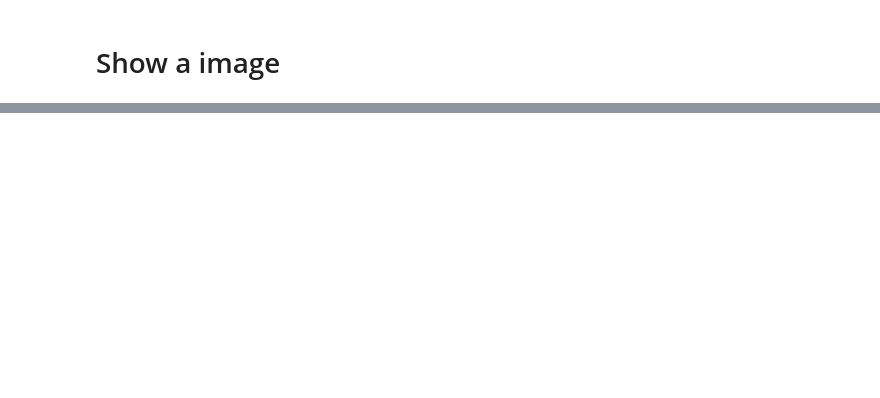
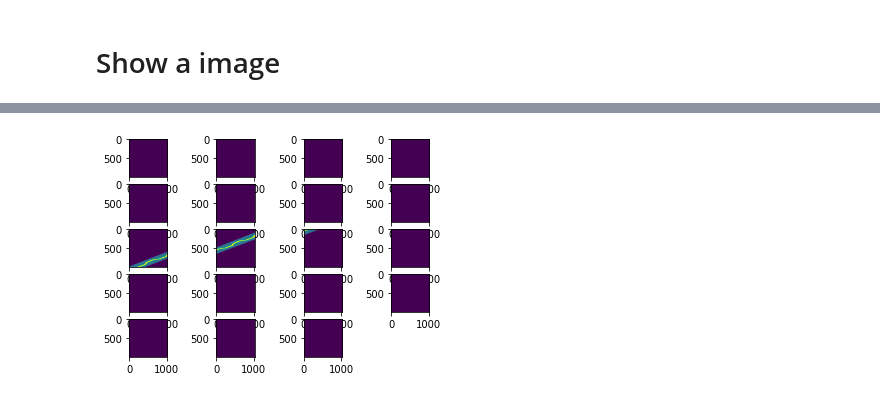
Before and after one commit to hukim1112/cnsi-ex, a Jupyter notebook: 1.data preparation.ipynb, the cells around one changed output, grey strips where cells are left out. Drawn from its saved outputs; the diff is of its cells as text; code cells hidden in the pictures; blank space fills up the shorter version.

```diff
--- a/1.data preparation.ipynb
+++ b/1.data preparation.ipynb
@@ -26,0 +102,3 @@ print("train-data length : {}".format(len(val_ids)))
+# %%
+image_array = image_array[np.newaxis,...]
+maskImg = maskImg[np.newaxis,...,np.newaxis]
@@ -27,10 +109,4 @@ print("train-data length : {}".format(len(val_ids)))
 # %%
-image = coco.loadImgs(33877)
-image_array = cv2.imread("detection" + image[0]["path"])[:,:,::-1]
-anno_ids = coco.getAnnIds(imgIds=33877, catIds=[0], iscrowd=None)
-anns = coco.loadAnns(anno_ids)
-
-image_array = image_array[np.newaxis,...]
 patches = tf.image.extract_patches(images=image_array,
                            sizes=[1, 1000, 1024, 1],
                            strides=[1, 500, 1, 1],
@@ -38,6 +114,14 @@ patches = tf.image.extract_patches(images=image_array,
                            padding='VALID')
 patches = tf.squeeze(patches)
 patches = tf.reshape(patches, (19, 1000,1024,3))
+
+mask_patches = tf.image.extract_patches(images=maskImg,
+                           sizes=[1, 1000, 1024,1],
+                           strides=[1, 500, 1, 1],
+                           rates=[1, 1, 1,1],
+                           padding='VALID')
+mask_patches = tf.squeeze(mask_patches)
+mask_patches = tf.reshape(mask_patches, (19, 1000,1024))
 
 bbox = []
 for ann in anns:
@@ -68,0 +160,8 @@ for i in range(20):
+# %%
+fig = plt.figure()
+for i in range(20):
+    if i != 19:
+        ax = fig.add_subplot(5,4,i+1)
+        ax.imshow(mask_patches[i])
+# %% [output]
+[figure, added]
```
Also changed, not shown: parts of 12 cells of this notebook.
